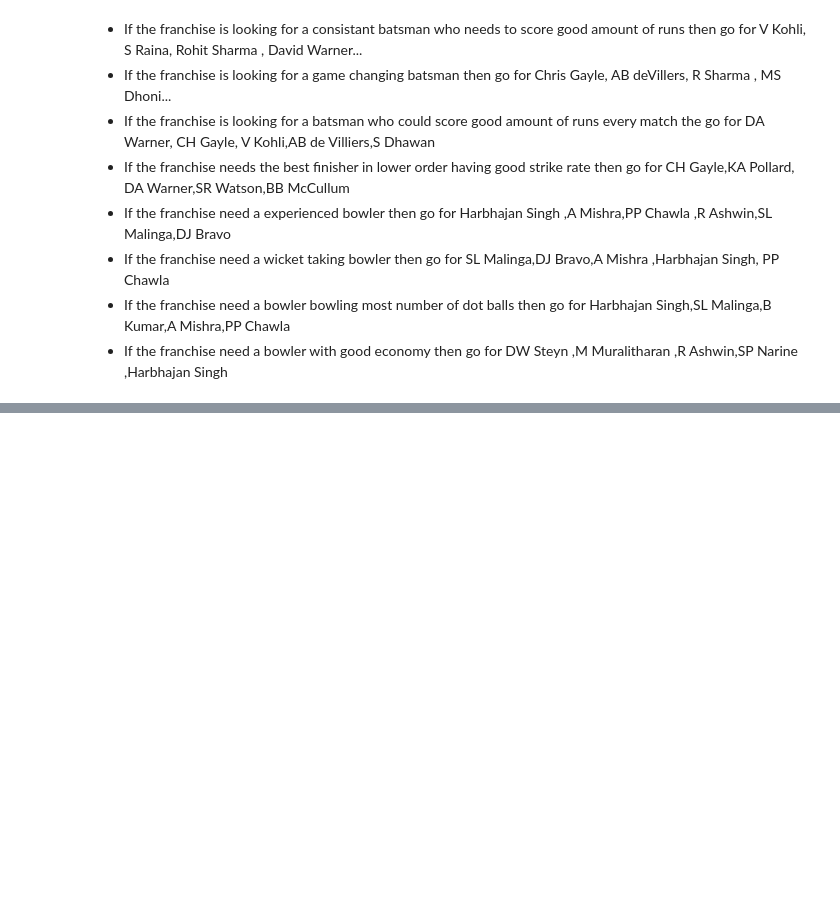
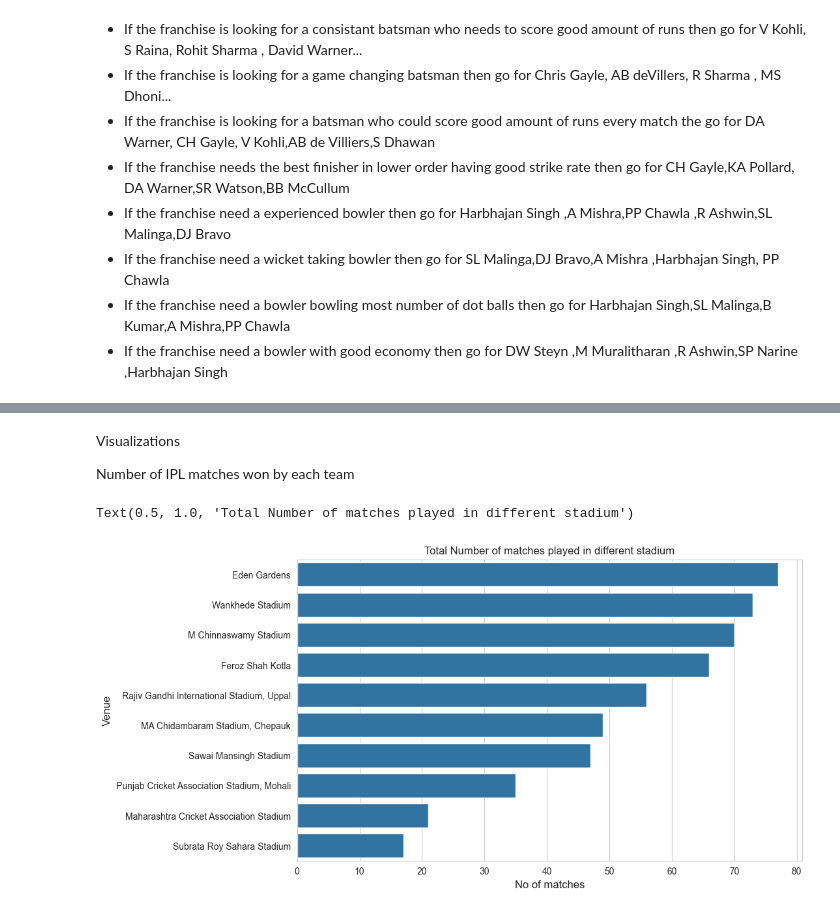
Before and after one commit to Kushal997-das/Project-Guidance, a Jupyter notebook: Machine Learning and Data Science/Advanced/EXPLORATORY DATA ANALYSIS (SPORTS)/Sports.ipynb, the cells around one changed output, grey strips where cells are left out. Saved outputs shown, nothing was run; the diff lists cells and outputs as text; code cells hidden in the pictures; blank space fills up the shorter version.

```diff
--- a/Machine Learning and Data Science/Advanced/EXPLORATORY DATA ANALYSIS (SPORTS)/Sports.ipynb
+++ b/Machine Learning and Data Science/Advanced/EXPLORATORY DATA ANALYSIS (SPORTS)/Sports.ipynb
@@ -667,0 +745,22 @@ best_bowling_strike_rate.head().style.applymap(highlight_cols, subset=pd.IndexSl
+# %%
+# for Delhi Capitals
+matches['team1']=matches['team1'].str.replace('Delhi Daredevils','Delhi Capitals')
+matches['team2']=matches['team2'].str.replace('Delhi Daredevils','Delhi Capitals')
+matches['winner']=matches['winner'].str.replace('Delhi Daredevils','Delhi Capitals')
+# for sunrisers Hyderabad
+matches['team1']=matches['team1'].str.replace('Deccan Chargers','Sunrisers Hyderabad')
+matches['team2']=matches['team2'].str.replace('Deccan Chargers','Sunrisers Hyderabad')
+matches['winner']=matches['winner'].str.replace('Deccan Chargers','Sunrisers Hyderabad')
+# %% [markdown]
+Visualizations
+
+Number of IPL matches won by each team
+# %%
+plt.figure(figsize = (10,6))
+sns.countplot(y = 'venue',data = matches,order = matches['venue'].value_counts().iloc[:10].index)
+plt.xlabel('No of matches',fontsize=12)
+plt.ylabel('Venue',fontsize=12)
+plt.title('Total Number of matches played in different stadium')
+# %% [output]
+Text(0.5, 1.0, 'Total Number of matches played in different stadium')
+[figure, added]
```
Also changed, not shown: parts of 40 cells of this notebook.
